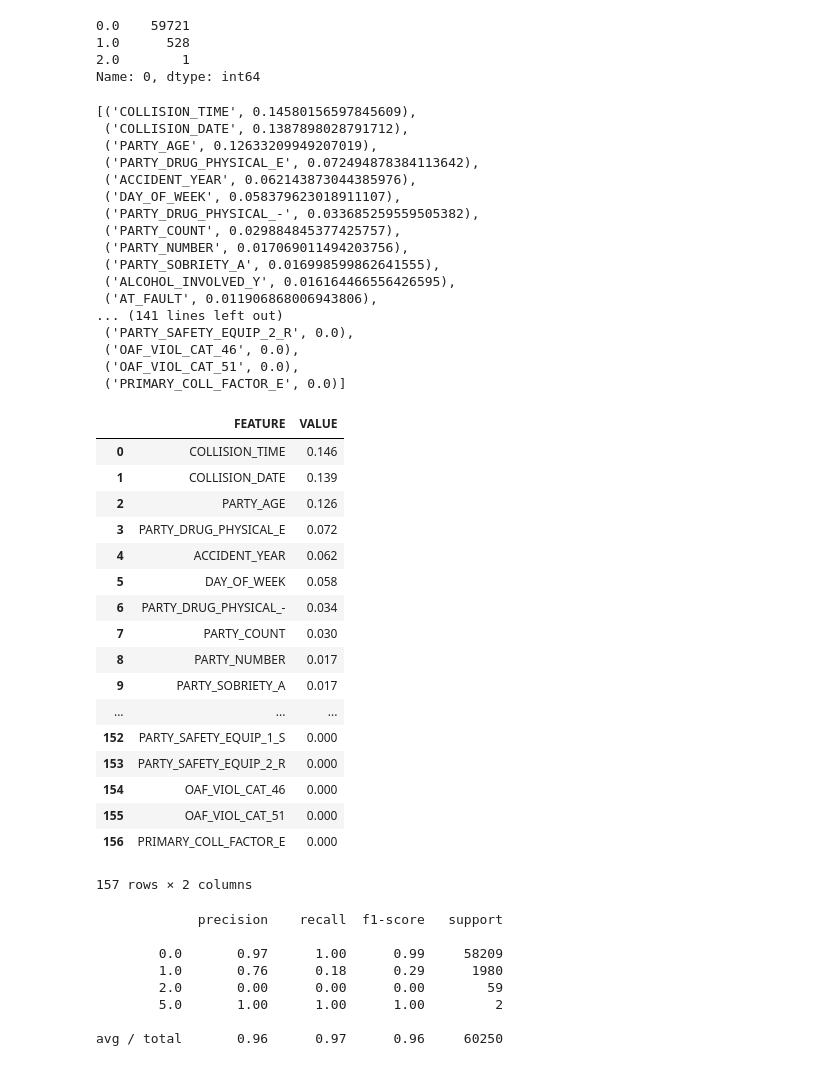
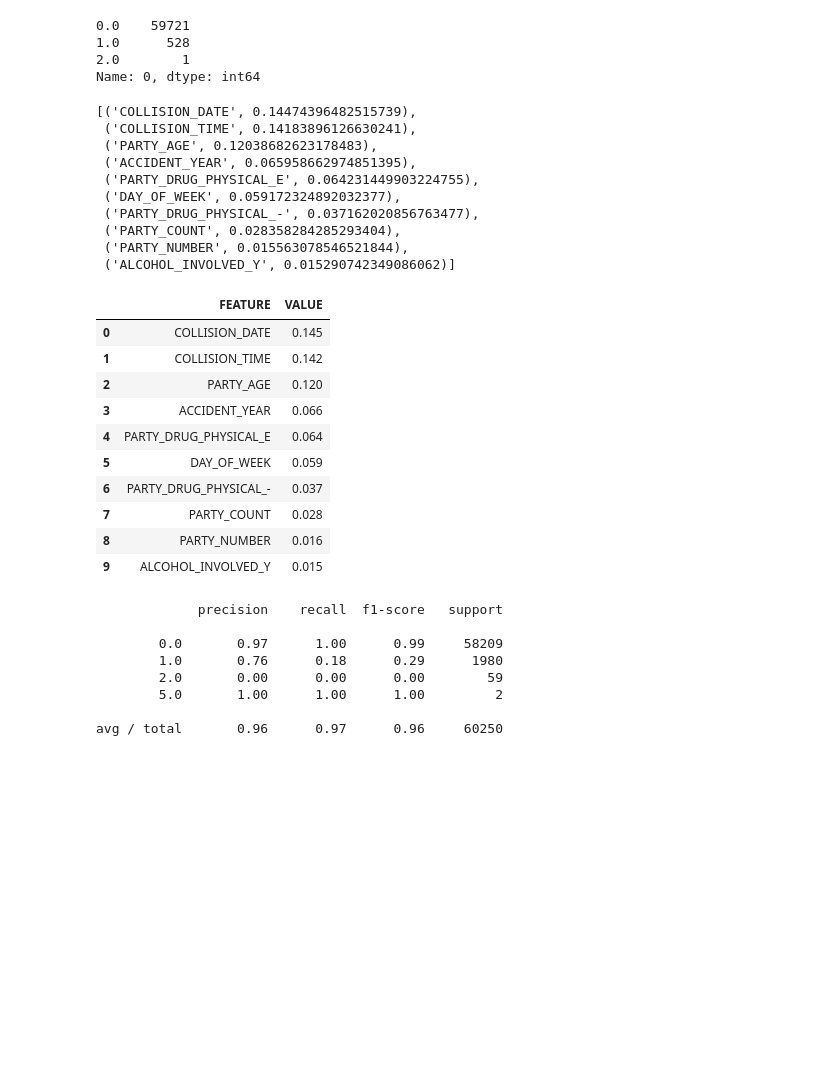
Before and after one commit to hritter0/motorcycles, a Jupyter notebook: gh_motorcycle_models.ipynb, the cells around one changed output. Cells and saved outputs as stored; diff of their text form; code cells hidden in the pictures; blank space fills up the shorter version.

```diff
--- a/gh_motorcycle_models.ipynb
+++ b/gh_motorcycle_models.ipynb
@@ -79,47 +72,33 @@ df_k_predict[0].value_counts() #It's predicting some fatalities, which is encour
 Name: 0, dtype: int64
 # %%
 k_1_feat = sorted(zip(Xk.columns,abs(rf1k.feature_importances_)), key=lambda x: -x[1])
-k_1_feat
+k_1_feat[0:10]
 # %% [output]
-[('COLLISION_TIME', 0.14580156597845609),
- ('COLLISION_DATE', 0.1387898028791712),
- ('PARTY_AGE', 0.12633209949207019),
- ('PARTY_DRUG_PHYSICAL_E', 0.072494878384113642),
- ('ACCIDENT_YEAR', 0.062143873044385976),
- ('DAY_OF_WEEK', 0.058379623018911107),
- ('PARTY_DRUG_PHYSICAL_-', 0.033685259559505382),
- ('PARTY_COUNT', 0.029884845377425757),
- ('PARTY_NUMBER', 0.017069011494203756),
- ('PARTY_SOBRIETY_A', 0.016998599862641555),
- ('ALCOHOL_INVOLVED_Y', 0.016164466556426595),
- ('AT_FAULT', 0.011906868006943806),
-... (141 lines left out)
- ('PARTY_SAFETY_EQUIP_2_R', 0.0),
- ('OAF_VIOL_CAT_46', 0.0),
- ('OAF_VIOL_CAT_51', 0.0),
- ('PRIMARY_COLL_FACTOR_E', 0.0)]
+[('COLLISION_DATE', 0.14474396482515739),
+ ('COLLISION_TIME', 0.14183896126630241),
+ ('PARTY_AGE', 0.12038682623178483),
+ ('ACCIDENT_YEAR', 0.065958662974851395),
+ ('PARTY_DRUG_PHYSICAL_E', 0.064231449903224755),
+ ('DAY_OF_WEEK', 0.059172324892032377),
+ ('PARTY_DRUG_PHYSICAL_-', 0.037162020856763477),
+ ('PARTY_COUNT', 0.028358284285293404),
+ ('PARTY_NUMBER', 0.015563078546521844),
+ ('ALCOHOL_INVOLVED_Y', 0.015290742349086062)]
 # %%
 pd.set_option('display.float_format', lambda x: '%.3f' % x) #now in a nice table
-pd.DataFrame.from_records(k_1_feat, columns=['FEATURE', 'VALUE'])
+pd.DataFrame.from_records(k_1_feat[0:10], columns=['FEATURE', 'VALUE'])
 # %% [output]
 |  | FEATURE | VALUE |
-| 0 | COLLISION_TIME | 0.146 |
-| 1 | COLLISION_DATE | 0.139 |
-| 2 | PARTY_AGE | 0.126 |
-| 3 | PARTY_DRUG_PHYSICAL_E | 0.072 |
-| 4 | ACCIDENT_YEAR | 0.062 |
-| 5 | DAY_OF_WEEK | 0.058 |
-| 6 | PARTY_DRUG_PHYSICAL_- | 0.034 |
-| 7 | PARTY_COUNT | 0.030 |
-| 8 | PARTY_NUMBER | 0.017 |
-| 9 | PARTY_SOBRIETY_A | 0.017 |
-| ... | ... | ... |
-| 152 | PARTY_SAFETY_EQUIP_1_S | 0.000 |
-| 153 | PARTY_SAFETY_EQUIP_2_R | 0.000 |
-| 154 | OAF_VIOL_CAT_46 | 0.000 |
-| 155 | OAF_VIOL_CAT_51 | 0.000 |
-| 156 | PRIMARY_COLL_FACTOR_E | 0.000 |
+| 0 | COLLISION_DATE | 0.145 |
+| 1 | COLLISION_TIME | 0.142 |
+| 2 | PARTY_AGE | 0.120 |
+| 3 | ACCIDENT_YEAR | 0.066 |
+| 4 | PARTY_DRUG_PHYSICAL_E | 0.064 |
+| 5 | DAY_OF_WEEK | 0.059 |
+| 6 | PARTY_DRUG_PHYSICAL_- | 0.037 |
+| 7 | PARTY_COUNT | 0.028 |
+| 8 | PARTY_NUMBER | 0.016 |
+| 9 | ALCOHOL_INVOLVED_Y | 0.015 |
-157 rows × 2 columns
 # %%
 print(metrics.classification_report(yk_test, rf1k.predict(Xk_test)))
 # %% [output]
```
Also changed, not shown: parts of 28 cells of this notebook.
